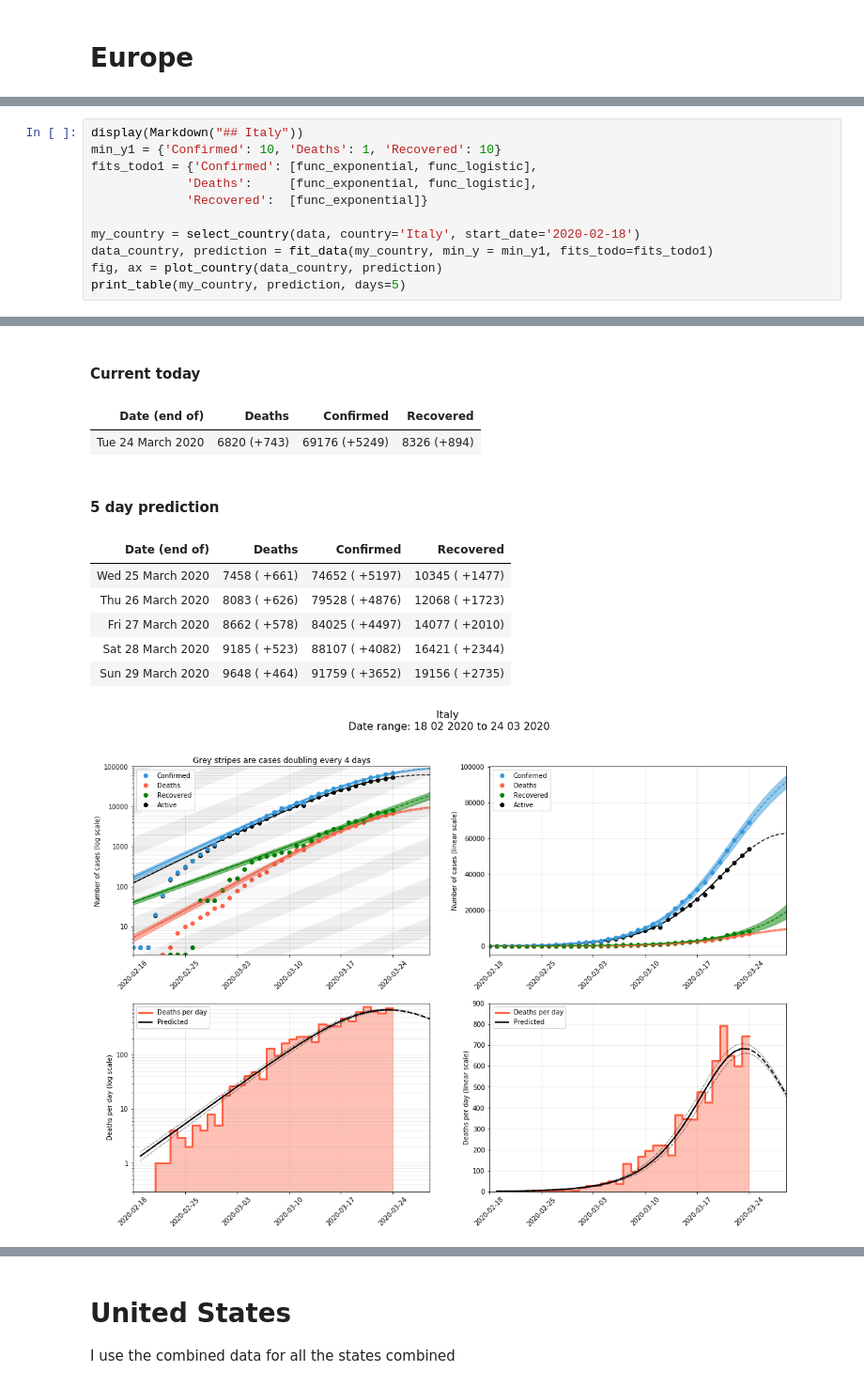
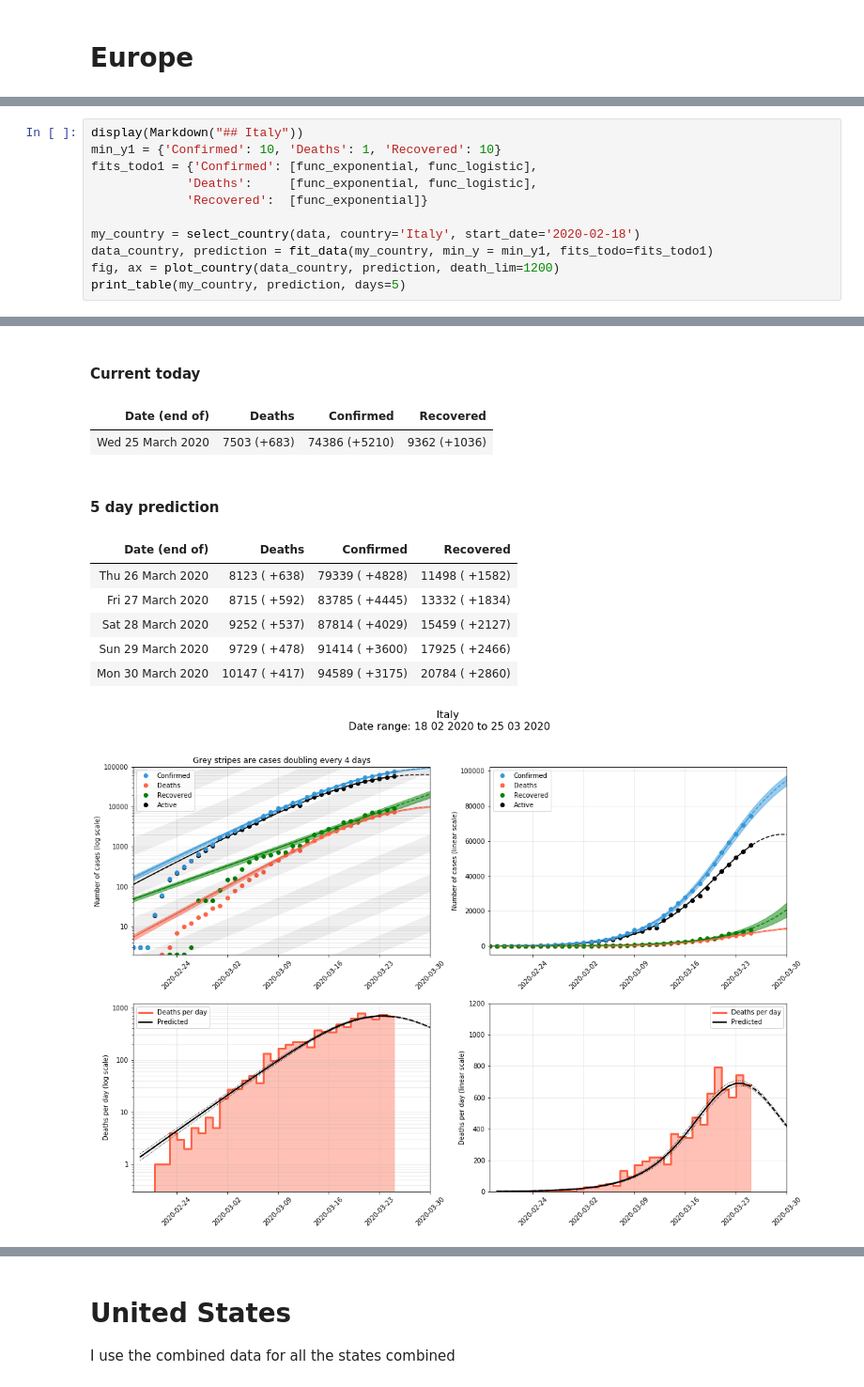
Before and after one commit to jmoldon/coronavirus_analysis, a Jupyter notebook: covid19_newdata.ipynb, the cells around one changed output, grey strips where cells are left out. Shown at 94% size. Drawn from its saved outputs; the diff is of its cells as text.

```diff
--- a/covid19_newdata.ipynb
+++ b/covid19_newdata.ipynb
@@ -567,24 +567,24 @@ If Spain follows Italy's behaviour we should start seeing a flattening of the nu
 # %%
 display(Markdown("## Italy"))
 min_y1 = {'Confirmed': 10, 'Deaths': 1, 'Recovered': 10}
 fits_todo1 = {'Confirmed': [func_exponential, func_logistic],
              'Deaths':     [func_exponential, func_logistic],
              'Recovered':  [func_exponential]}
 
 my_country = select_country(data, country='Italy', start_date='2020-02-18')
 data_country, prediction = fit_data(my_country, min_y = min_y1, fits_todo=fits_todo1)
-fig, ax = plot_country(data_country, prediction)
+fig, ax = plot_country(data_country, prediction, death_lim=1200)
 print_table(my_country, prediction, days=5)
 # %% [output]
 ## Italy
 #### Current today
 | Date (end of) | Deaths | Confirmed | Recovered |
-| Tue 24 March 2020 | 6820 (+743) | 69176 (+5249) | 8326 (+894) |
+| Wed 25 March 2020 | 7503 (+683) | 74386 (+5210) | 9362 (+1036) |
 #### 5 day prediction
 | Date (end of) | Deaths | Confirmed | Recovered |
-| Wed 25 March 2020 | 7458 ( +661) | 74652 ( +5197) | 10345 ( +1477) |
-| Thu 26 March 2020 | 8083 ( +626) | 79528 ( +4876) | 12068 ( +1723) |
-| Fri 27 March 2020 | 8662 ( +578) | 84025 ( +4497) | 14077 ( +2010) |
-| Sat 28 March 2020 | 9185 ( +523) | 88107 ( +4082) | 16421 ( +2344) |
-| Sun 29 March 2020 | 9648 ( +464) | 91759 ( +3652) | 19156 ( +2735) |
+| Thu 26 March 2020 | 8123 ( +638) | 79339 ( +4828) | 11498 ( +1582) |
+| Fri 27 March 2020 | 8715 ( +592) | 83785 ( +4445) | 13332 ( +1834) |
+| Sat 28 March 2020 | 9252 ( +537) | 87814 ( +4029) | 15459 ( +2127) |
+| Sun 29 March 2020 | 9729 ( +478) | 91414 ( +3600) | 17925 ( +2466) |
+| Mon 30 March 2020 | 10147 ( +417) | 94589 ( +3175) | 20784 ( +2860) |
-[figure, old version]
+[figure, new version]
```
Also changed, not shown: parts of 20 cells of this notebook, 21 other files.
